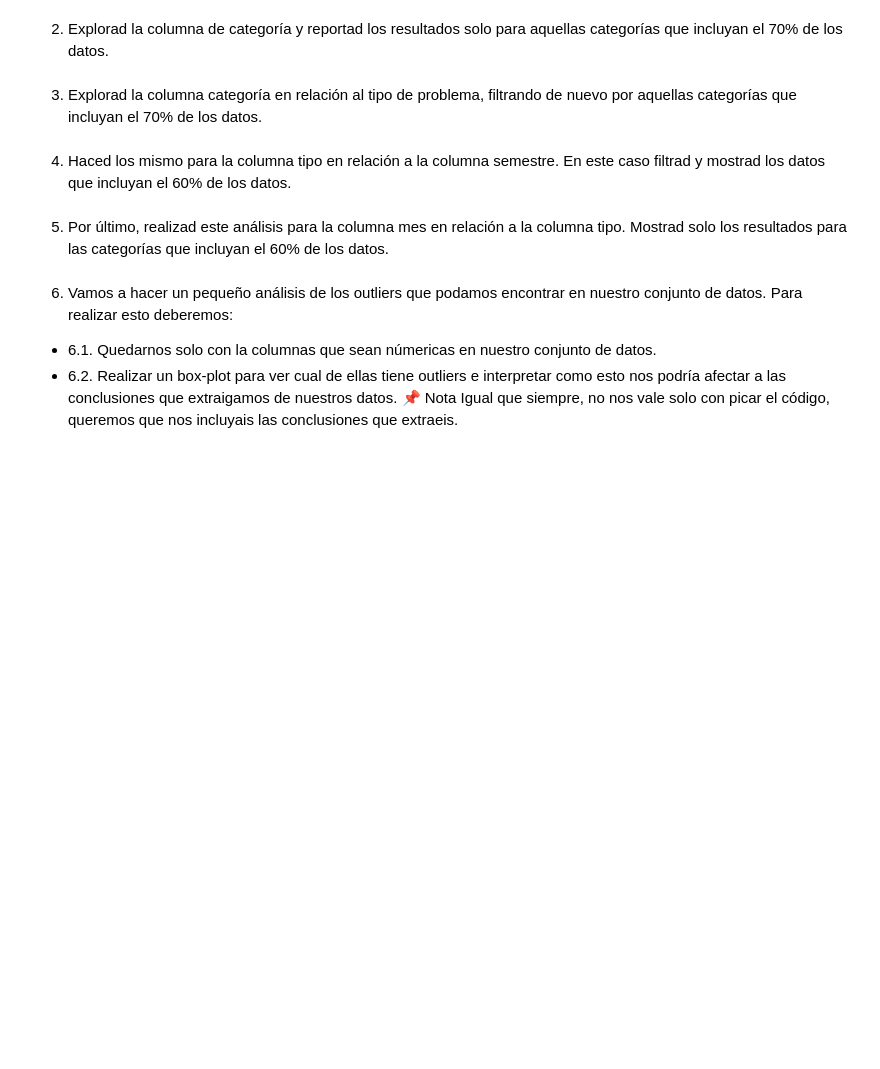
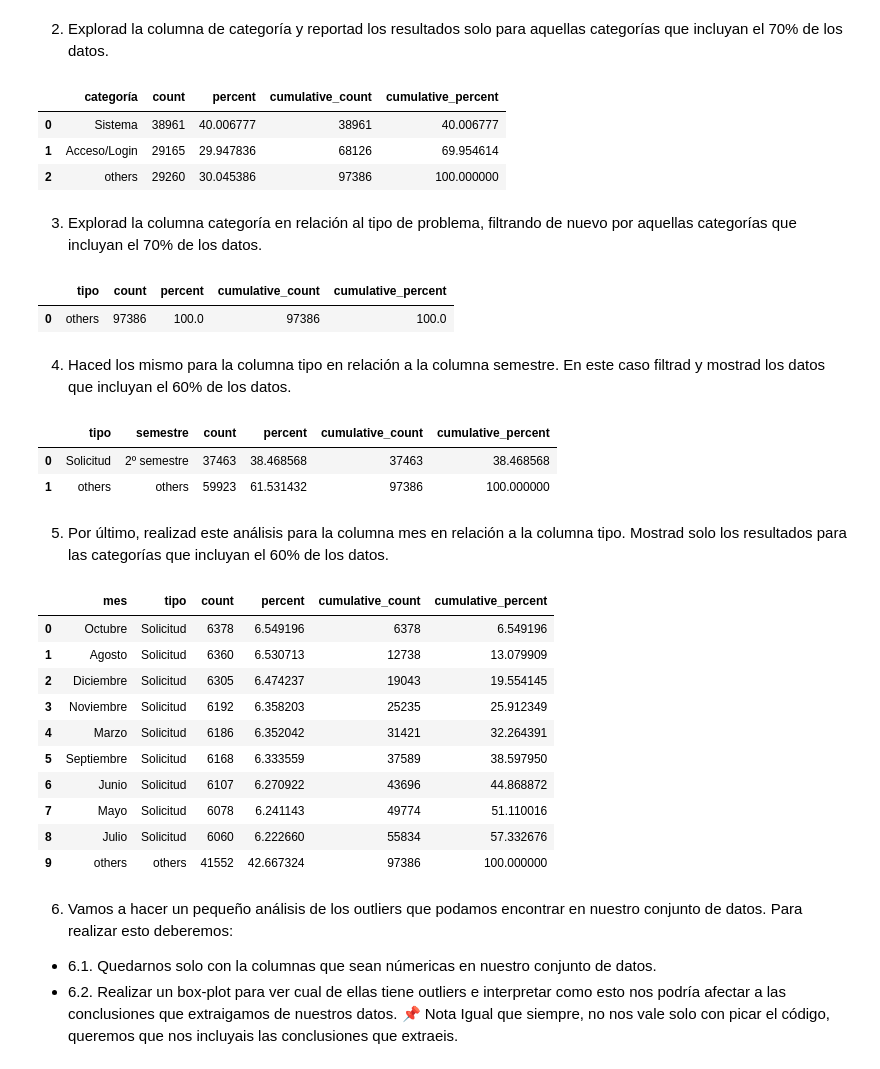
Before and after one commit to Adalab/promo-d-da-modulo2-sprint2-jacqueline-laura-lidya, a Jupyter notebook: eda/eda-leccion2-nulos-valores-pair.ipynb, the cells around one changed output. Saved outputs shown, nothing was run; the diff lists cells and outputs as text; code cells hidden in the pictures; blank space fills up the shorter version.

```diff
--- a/eda/eda-leccion2-nulos-valores-pair.ipynb
+++ b/eda/eda-leccion2-nulos-valores-pair.ipynb
@@ -12,11 +37,44 @@ pd.options.display.max_columns = None
 # %% [markdown]
 2. Explorad la columna de categoría y reportad los resultados solo para aquellas categorías que incluyan el 70% de los datos.
+# %%
+df_tickets.stb.freq(["categoría"], thresh=70)
+# %% [output]
+|  | categoría | count | percent | cumulative_count | cumulative_percent |
+| 0 | Sistema | 38961 | 40.006777 | 38961 | 40.006777 |
+| 1 | Acceso/Login | 29165 | 29.947836 | 68126 | 69.954614 |
+| 2 | others | 29260 | 30.045386 | 97386 | 100.000000 |
 # %% [markdown]
 3. Explorad la columna categoría en relación al tipo de problema, filtrando de nuevo por aquellas categorías que incluyan el 70% de los datos.
+# %%
+df_tickets.stb.freq(["tipo"], thresh=70)
+#nos devuelve solo la categoría "others" porque la categoría con más valores ("solicitud")tiene más de un  70 por ciento.
+# %% [output]
+|  | tipo | count | percent | cumulative_count | cumulative_percent |
+| 0 | others | 97386 | 100.0 | 97386 | 100.0 |
 # %% [markdown]
 4. Haced los mismo para la columna tipo en relación a la columna semestre. En este caso filtrad y mostrad los datos que incluyan el 60% de los datos.
+# %%
+df_tickets.stb.freq(["tipo","semestre"], thresh=60)
+# %% [output]
+|  | tipo | semestre | count | percent | cumulative_count | cumulative_percent |
+| 0 | Solicitud | 2º semestre | 37463 | 38.468568 | 37463 | 38.468568 |
+| 1 | others | others | 59923 | 61.531432 | 97386 | 100.000000 |
 # %% [markdown]
 5. Por último, realizad este análisis para la columna mes en relación a la columna tipo. Mostrad solo los resultados para las categorías que incluyan el 60% de los datos.
+# %%
+df_tickets.stb.freq(["mes","tipo"], thresh=60)
+# %% [output]
+|  | mes | tipo | count | percent | cumulative_count | cumulative_percent |
+| 0 | Octubre | Solicitud | 6378 | 6.549196 | 6378 | 6.549196 |
+| 1 | Agosto | Solicitud | 6360 | 6.530713 | 12738 | 13.079909 |
+| 2 | Diciembre | Solicitud | 6305 | 6.474237 | 19043 | 19.554145 |
+| 3 | Noviembre | Solicitud | 6192 | 6.358203 | 25235 | 25.912349 |
+| 4 | Marzo | Solicitud | 6186 | 6.352042 | 31421 | 32.264391 |
+| 5 | Septiembre | Solicitud | 6168 | 6.333559 | 37589 | 38.597950 |
+| 6 | Junio | Solicitud | 6107 | 6.270922 | 43696 | 44.868872 |
+| 7 | Mayo | Solicitud | 6078 | 6.241143 | 49774 | 51.110016 |
+| 8 | Julio | Solicitud | 6060 | 6.222660 | 55834 | 57.332676 |
+| 9 | others | others | 41552 | 42.667324 | 97386 | 100.000000 |
 # %% [markdown]
 6. Vamos a hacer un pequeño análisis de los outliers que podamos encontrar en nuestro conjunto de datos. Para realizar esto deberemos:
 - 6.1. Quedarnos solo con la columnas que sean númericas en nuestro conjunto de datos.
```
Also changed, not shown: parts of 5 cells of this notebook.
